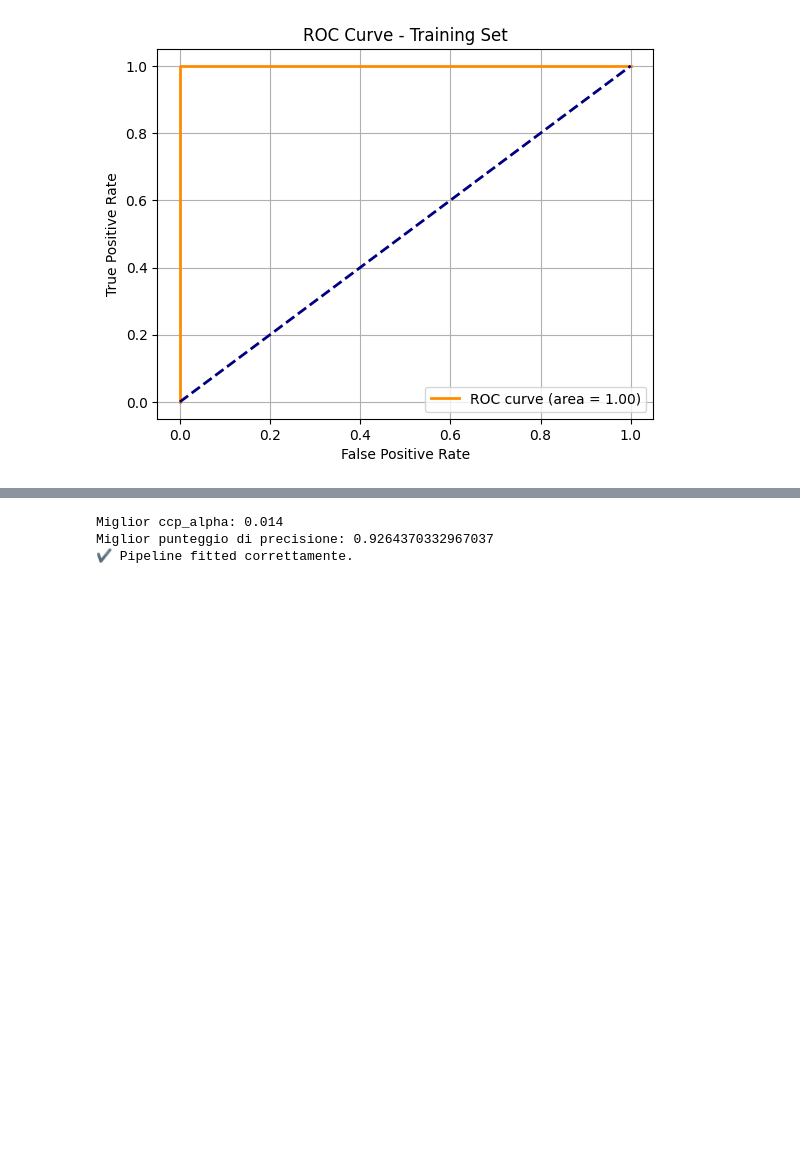
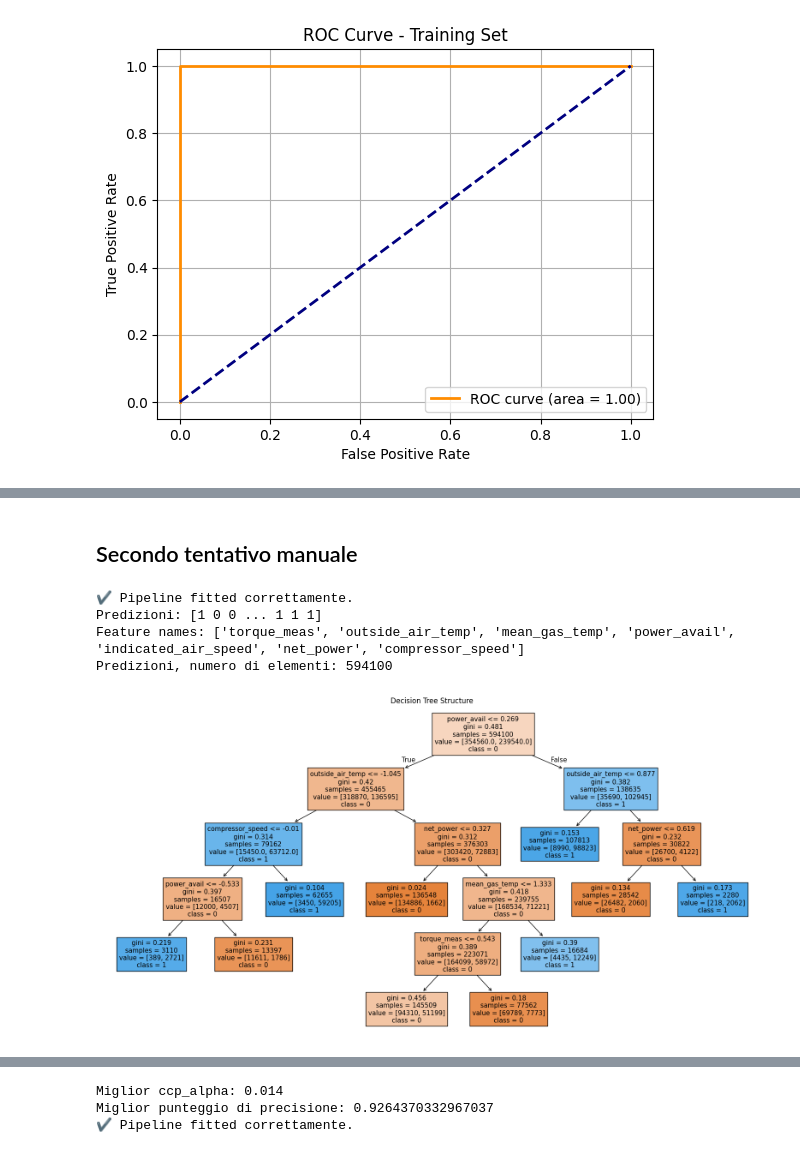
Before and after one commit to TizianoCosta/AML_2425_FinalProject, a Jupyter notebook: notebook/tree.ipynb, the cells around one changed output, grey strips where cells are left out. Cells and saved outputs as stored; diff of their text form; code cells hidden in the pictures; blank space fills up the shorter version.

```diff
--- a/notebook/tree.ipynb
+++ b/notebook/tree.ipynb
@@ -678,0 +926,59 @@ Come atteso il primo run del decision tree ha fatto un completo overfit, la comp
+# %% [markdown]
+## Secondo tentativo manuale
+# %%
+feature_names = [
+    'torque_meas', 'outside_air_temp', 'mean_gas_temp',
+    'power_avail', 'indicated_air_speed', 'net_power',
+    'compressor_speed'
+]
+
+X_train = data_train.iloc[:, :-1]  # tutte le colonne tranne l'ultima → feature
+y_train = data_train.iloc[:, -1]   # solo l'ultima colonna → target
+
+
+pipeline = Pipeline([
+    ('rename', FeatureRenamer(column_names=feature_names)),
+    ('scale', DataScaler()),
+    ('model', DecisionTreeTrainer(
+        max_depth=5,
+        min_samples_split=10,
+        min_samples_leaf=5,
+        max_leaf_nodes=10
+    ))
+])
+
+
+pipeline.fit_transform(X_train, y_train)
+
+# Trasformiamo i dati per poterli passare alla funzione di predizione
+X_transformed = pipeline.transform(X_train)
+
+# Eseguiamo le predizioni
+y_pred = pipeline.named_steps['model'].predict(X_transformed)
+
+check_is_fitted(pipeline.named_steps['model'])
+
+print("✔️ Pipeline fitted correttamente.")
+print("Predizioni:", y_pred)
+print("Feature names:", pipeline.named_steps['rename'].column_names)
+print("Predizioni, numero di elementi:", len(y_pred))
+# %% [output]
+✔️ Pipeline fitted correttamente.
+Predizioni: [1 0 0 ... 1 1 1]
+Feature names: ['torque_meas', 'outside_air_temp', 'mean_gas_temp', 'power_avail', 'indicated_air_speed', 'net_power', 'compressor_speed']
+Predizioni, numero di elementi: 594100
+# %%
+from sklearn.tree import plot_tree
+
+import matplotlib.pyplot as plt
+
+# Estrai il modello addestrato dalla pipeline
+decision_tree_model = pipeline.named_steps['model'].model
+
+# Visualizza l'albero decisionale
+plt.figure(figsize=(20, 10))
+plot_tree(decision_tree_model, feature_names=feature_names, class_names=['0', '1'], filled=True)
+plt.title("Decision Tree Structure")
+plt.show()
+# %% [output]
+[figure, added]
```
Also changed, not shown: parts of 13 cells of this notebook.
